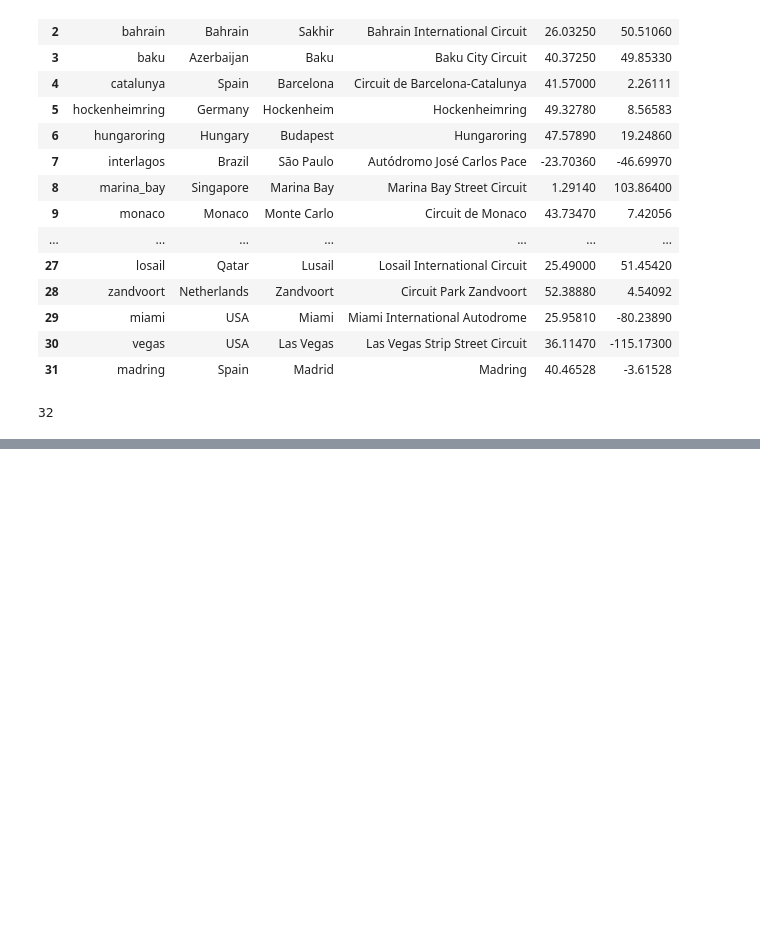
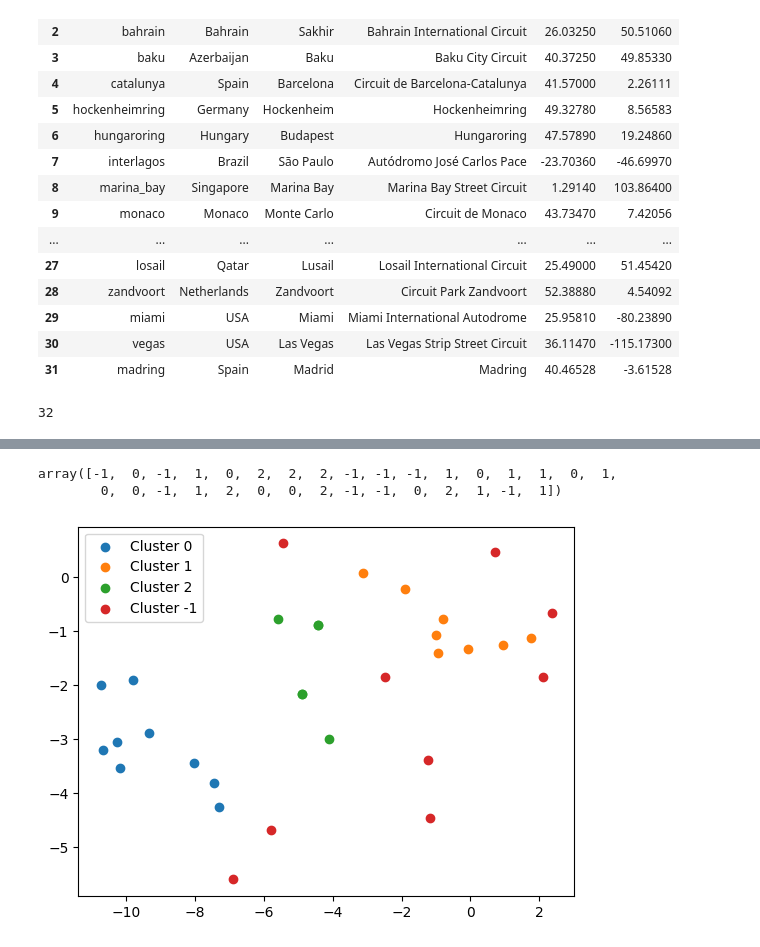
Before and after one commit to maximakhmin/f1pace, a Jupyter notebook: parser/track_parser.ipynb, the cells around one changed output, grey strips where cells are left out. Saved outputs shown, nothing was run; the diff lists cells and outputs as text; code cells hidden in the pictures; blank space fills up the shorter version.

Commit message:
Clusterization of tracks

```diff
--- a/parser/track_parser.ipynb
+++ b/parser/track_parser.ipynb
@@ -76,0 +161,3 @@ with engine.connect() as conn:
+# %%
+track_merged["corners_l_percentage"] = track_merged["corners_l"] / track_merged["corners_total"]
+track_merged["corners_r_percentage"] = track_merged["corners_r"] / track_merged["corners_total"]
@@ -76,0 +194,18 @@ with engine.connect() as conn:
+# %%
+from sklearn.preprocessing import StandardScaler
+
+features = [
+    "grip", "abrasion", "downforce", "lateralis", "braking", "traction"
+]
+
+clustering_data = track_merged[features]
+
+scaler = StandardScaler()
+x = scaler.fit_transform(clustering_data)
+# %%
+from sklearn.manifold import TSNE
+
+x_tsne = TSNE(n_components=2, learning_rate='auto',
+                  init='random', perplexity=10).fit_transform(x)
+
+x_tsne
@@ -76,0 +230,21 @@ with engine.connect() as conn:
+# %%
+from sklearn.cluster import DBSCAN
+
+dbscan = DBSCAN(eps=1.5, min_samples=2)
+
+cluster_labels = dbscan.fit_predict(x)
+
+cluster_labels
+# %% [output]
+array([-1,  0, -1,  1,  0,  2,  2,  2, -1, -1, -1,  1,  0,  1,  1,  0,  1,
+        0,  0, -1,  1,  2,  0,  0,  2, -1, -1,  0,  2,  1, -1,  1])
+# %%
+from matplotlib import pyplot as plt
+
+for label in set(cluster_labels):
+    plt.scatter(x_tsne[cluster_labels == label, 0], x_tsne[cluster_labels == label, 1], label=f'Cluster {label}')
+
+plt.legend()
+plt.show()
+# %% [output]
+[figure, added]
```
Also changed, not shown: parts of 13 cells of this notebook.
